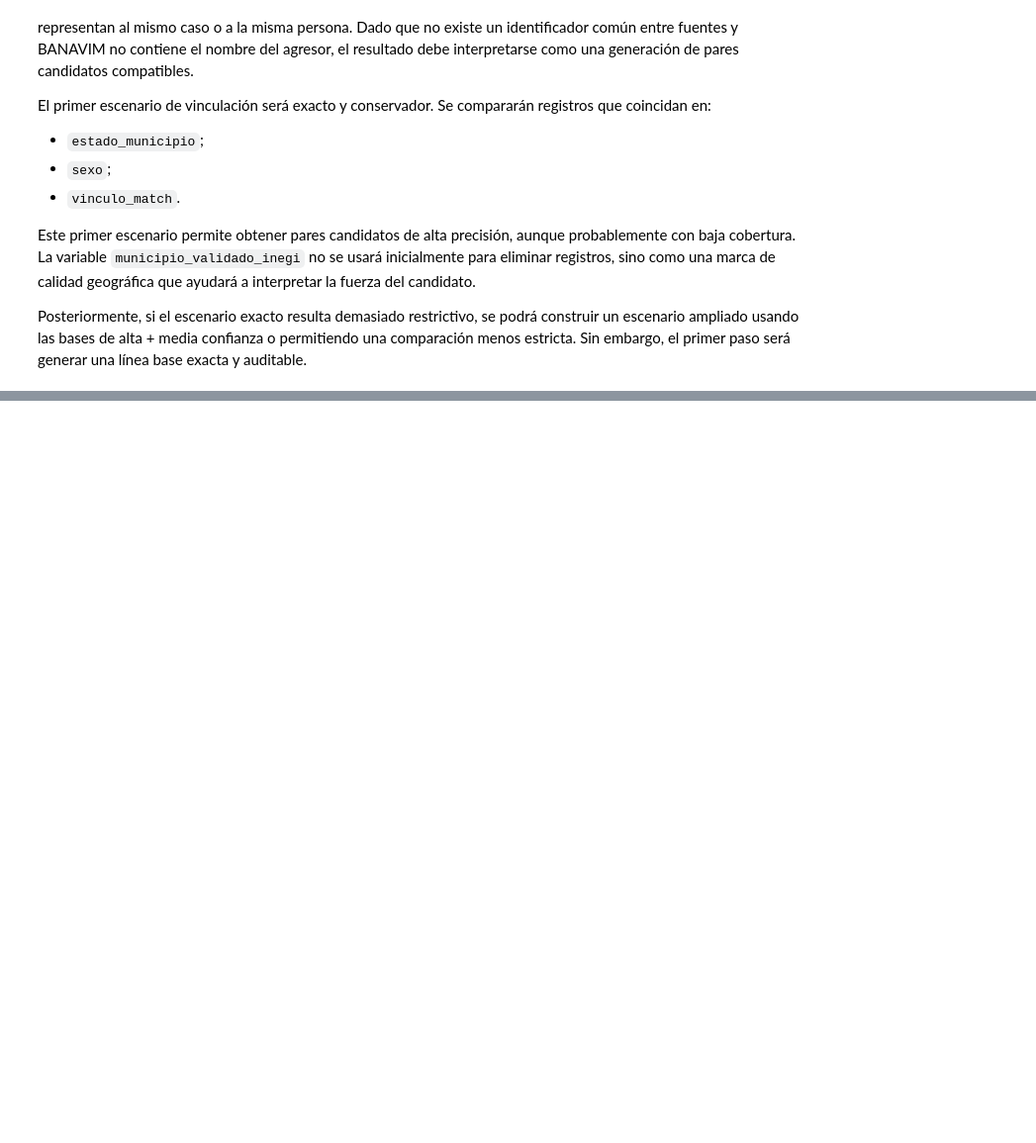
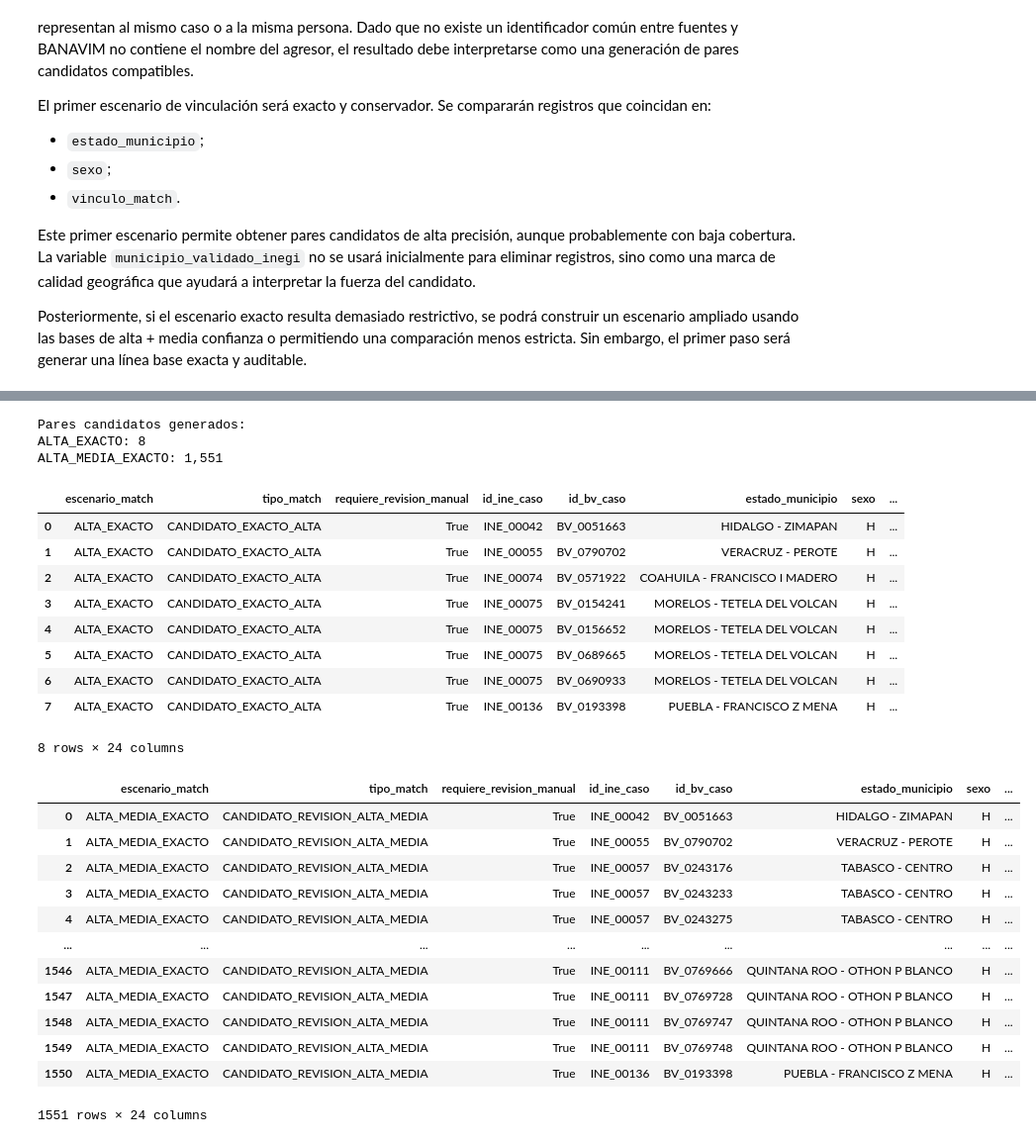
Before and after one commit to BesaidGarden/Calidad-y-Preprocesamiento-de-Datos---Registro-Publico-de-Agresores, a Jupyter notebook: Código/fusion_individuos.ipynb, the cells around one changed output, grey strips where cells are left out. Shown at 99% size. Saved outputs shown, nothing was run; the diff lists cells and outputs as text; code cells hidden in the pictures; blank space fills up the shorter version.

Commit message:
Linkage final con revisión manual por casos

```diff
--- a/Código/fusion_individuos.ipynb
+++ b/Código/fusion_individuos.ipynb
@@ -1980,0 +2110,50 @@ ESTADÍSTICAS DESCRIPTIVAS
+# %%
+# Escenario principal: alta confianza exacta
+matches_exactos_alta = crear_candidatos_exactos(
+    ine_match_alta_export,
+    bv_match_alta_export,
+    escenario_match="ALTA_EXACTO",
+    tipo_match="CANDIDATO_EXACTO_ALTA"
+)
+
+# Escenario ampliado: alta + media, solo para revisión
+candidatos_alta_media_revision = crear_candidatos_exactos(
+    ine_match_alta_media_export,
+    bv_match_alta_media_export,
+    escenario_match="ALTA_MEDIA_EXACTO",
+    tipo_match="CANDIDATO_REVISION_ALTA_MEDIA"
+)
+
+print("Pares candidatos generados:")
+print(f"ALTA_EXACTO: {len(matches_exactos_alta):,}")
+print(f"ALTA_MEDIA_EXACTO: {len(candidatos_alta_media_revision):,}")
+
+display(matches_exactos_alta)
+display(candidatos_alta_media_revision)
+# %% [output]
+Pares candidatos generados:
+ALTA_EXACTO: 8
+ALTA_MEDIA_EXACTO: 1,551
+|  | escenario_match | tipo_match | requiere_revision_manual | id_ine_caso | id_bv_caso | estado_municipio | sexo | ... |
+| 0 | ALTA_EXACTO | CANDIDATO_EXACTO_ALTA | True | INE_00042 | BV_0051663 | HIDALGO - ZIMAPAN | H | ... |
+| 1 | ALTA_EXACTO | CANDIDATO_EXACTO_ALTA | True | INE_00055 | BV_0790702 | VERACRUZ - PEROTE | H | ... |
+| 2 | ALTA_EXACTO | CANDIDATO_EXACTO_ALTA | True | INE_00074 | BV_0571922 | COAHUILA - FRANCISCO I MADERO | H | ... |
+| 3 | ALTA_EXACTO | CANDIDATO_EXACTO_ALTA | True | INE_00075 | BV_0154241 | MORELOS - TETELA DEL VOLCAN | H | ... |
+| 4 | ALTA_EXACTO | CANDIDATO_EXACTO_ALTA | True | INE_00075 | BV_0156652 | MORELOS - TETELA DEL VOLCAN | H | ... |
+| 5 | ALTA_EXACTO | CANDIDATO_EXACTO_ALTA | True | INE_00075 | BV_0689665 | MORELOS - TETELA DEL VOLCAN | H | ... |
+| 6 | ALTA_EXACTO | CANDIDATO_EXACTO_ALTA | True | INE_00075 | BV_0690933 | MORELOS - TETELA DEL VOLCAN | H | ... |
+| 7 | ALTA_EXACTO | CANDIDATO_EXACTO_ALTA | True | INE_00136 | BV_0193398 | PUEBLA - FRANCISCO Z MENA | H | ... |
+8 rows × 24 columns
+|  | escenario_match | tipo_match | requiere_revision_manual | id_ine_caso | id_bv_caso | estado_municipio | sexo | ... |
+| 0 | ALTA_MEDIA_EXACTO | CANDIDATO_REVISION_ALTA_MEDIA | True | INE_00042 | BV_0051663 | HIDALGO - ZIMAPAN | H | ... |
+| 1 | ALTA_MEDIA_EXACTO | CANDIDATO_REVISION_ALTA_MEDIA | True | INE_00055 | BV_0790702 | VERACRUZ - PEROTE | H | ... |
+| 2 | ALTA_MEDIA_EXACTO | CANDIDATO_REVISION_ALTA_MEDIA | True | INE_00057 | BV_0243176 | TABASCO - CENTRO | H | ... |
+| 3 | ALTA_MEDIA_EXACTO | CANDIDATO_REVISION_ALTA_MEDIA | True | INE_00057 | BV_0243233 | TABASCO - CENTRO | H | ... |
+| 4 | ALTA_MEDIA_EXACTO | CANDIDATO_REVISION_ALTA_MEDIA | True | INE_00057 | BV_0243275 | TABASCO - CENTRO | H | ... |
+| ... | ... | ... | ... | ... | ... | ... | ... | ... |
+| 1546 | ALTA_MEDIA_EXACTO | CANDIDATO_REVISION_ALTA_MEDIA | True | INE_00111 | BV_0769666 | QUINTANA ROO - OTHON P BLANCO | H | ... |
+| 1547 | ALTA_MEDIA_EXACTO | CANDIDATO_REVISION_ALTA_MEDIA | True | INE_00111 | BV_0769728 | QUINTANA ROO - OTHON P BLANCO | H | ... |
+| 1548 | ALTA_MEDIA_EXACTO | CANDIDATO_REVISION_ALTA_MEDIA | True | INE_00111 | BV_0769747 | QUINTANA ROO - OTHON P BLANCO | H | ... |
+| 1549 | ALTA_MEDIA_EXACTO | CANDIDATO_REVISION_ALTA_MEDIA | True | INE_00111 | BV_0769748 | QUINTANA ROO - OTHON P BLANCO | H | ... |
+| 1550 | ALTA_MEDIA_EXACTO | CANDIDATO_REVISION_ALTA_MEDIA | True | INE_00136 | BV_0193398 | PUEBLA - FRANCISCO Z MENA | H | ... |
+1551 rows × 24 columns
```
Also changed, not shown: parts of 30 cells of this notebook, 6 other files.
